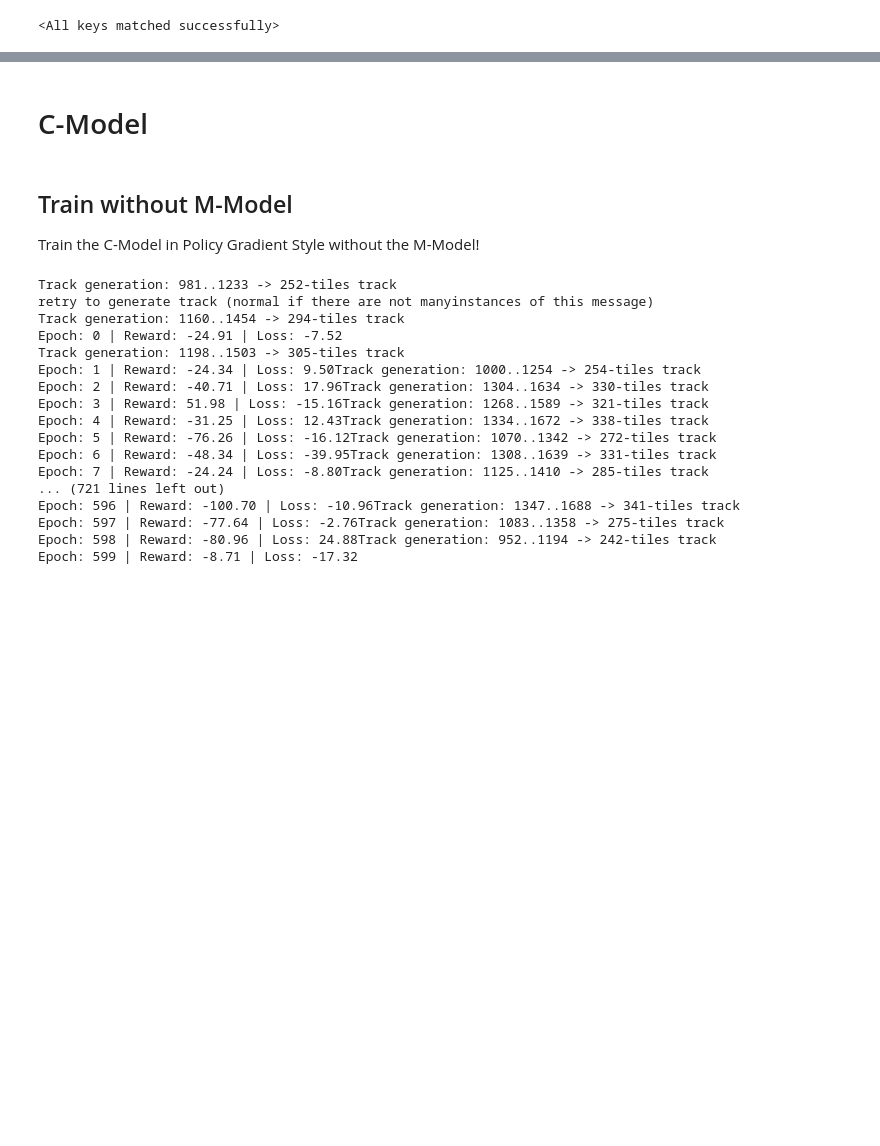
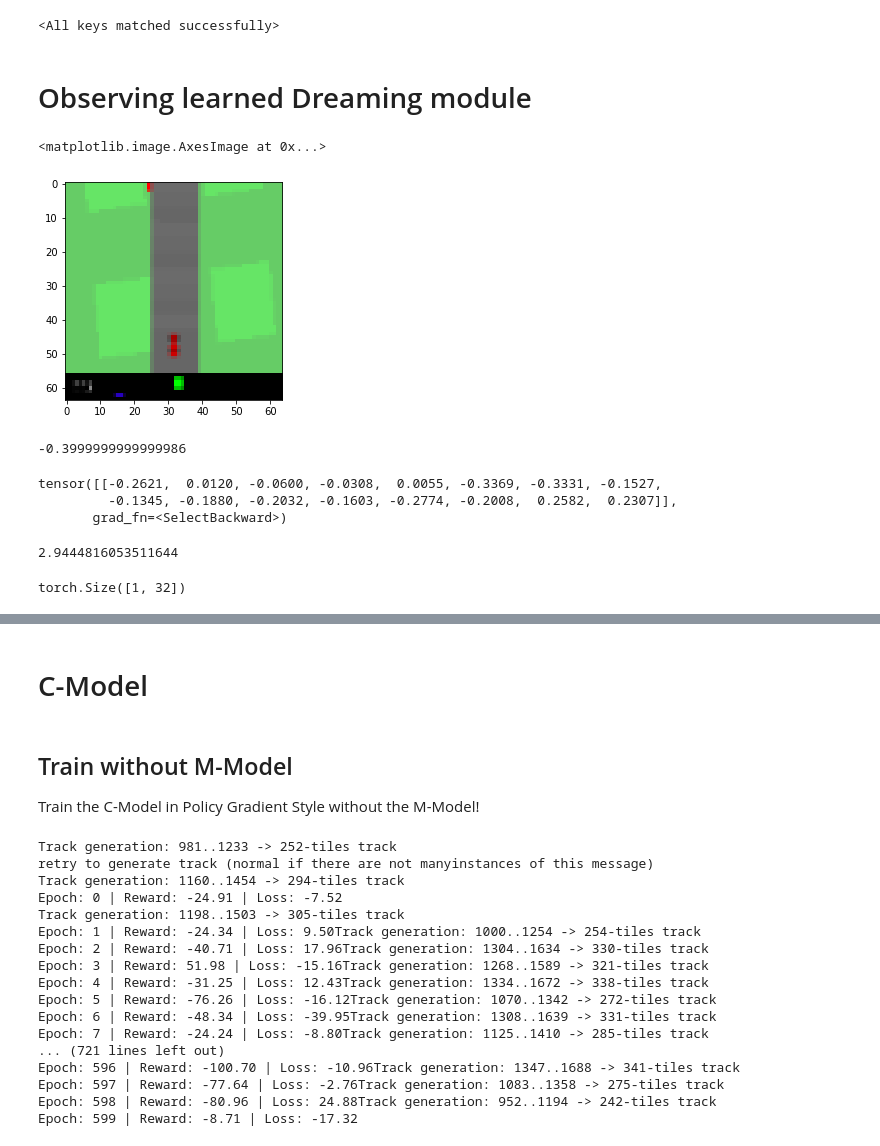
Before and after one commit to BY571/World-Models, a Jupyter notebook: World-Models-Notebook.ipynb, the cells around one changed output, grey strips where cells are left out. Cells and saved outputs as stored; diff of their text form; code cells hidden in the pictures; blank space fills up the shorter version.

```diff
--- a/World-Models-Notebook.ipynb
+++ b/World-Models-Notebook.ipynb
@@ -237,7 +237,7 @@ env = PytorchWrapper(env)
 state_size = env.observation_space.shape
 action_size = env.action_space.shape[0]
 # %%
-Episodes = 8
+Episodes = 1
 samples = {"states":[], "actions": [], "next_states": [], "rewards": [], "dones":[]}
 
 for ep in range(Episodes):
@@ -571,2 +558,9 @@ m_model.load_state_dict(torch.load("M-Model_seq16_rms.pth"))
 # %% [output]
 <All keys matched successfully>
+# %% [markdown]
+# Observing learned Dreaming module
+# %%
+plt.imshow(samples["states"][30].squeeze().reshape(64,64,3))
+# %% [output]
+<matplotlib.image.AxesImage at 0x...>
+[figure, added]
@@ -572,0 +575,19 @@ m_model.load_state_dict(torch.load("M-Model_seq16_rms.pth"))
+# %%
+samples["rewards"][46]
+# %% [output]
+-0.3999999999999986
+# %%
+Z = z_1[0][-1]
+z_1[1]
+# %% [output]
+tensor([[-0.2621,  0.0120, -0.0600, -0.0308,  0.0055, -0.3369, -0.3331, -0.1527,
+         -0.1345, -0.1880, -0.2032, -0.1603, -0.2774, -0.2008,  0.2582,  0.2307]],
+       grad_fn=<SelectBackward>)
+# %%
+samples["rewards"][-25]
+# %% [output]
+2.9444816053511644
+# %%
+z_1[0][:,-1,:].shape
+# %% [output]
+torch.Size([1, 32])
```
Also changed, not shown: parts of 17 cells of this notebook.
